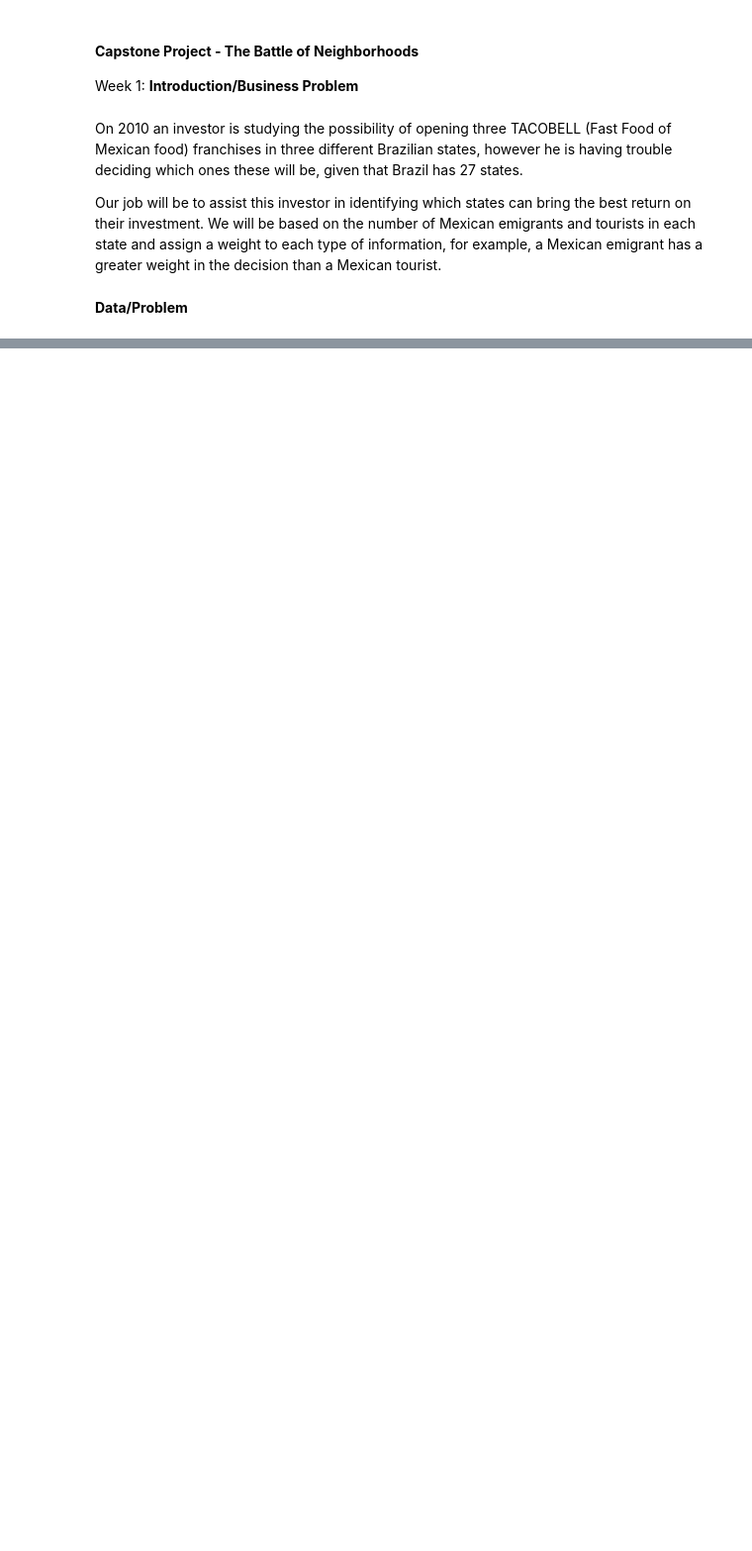
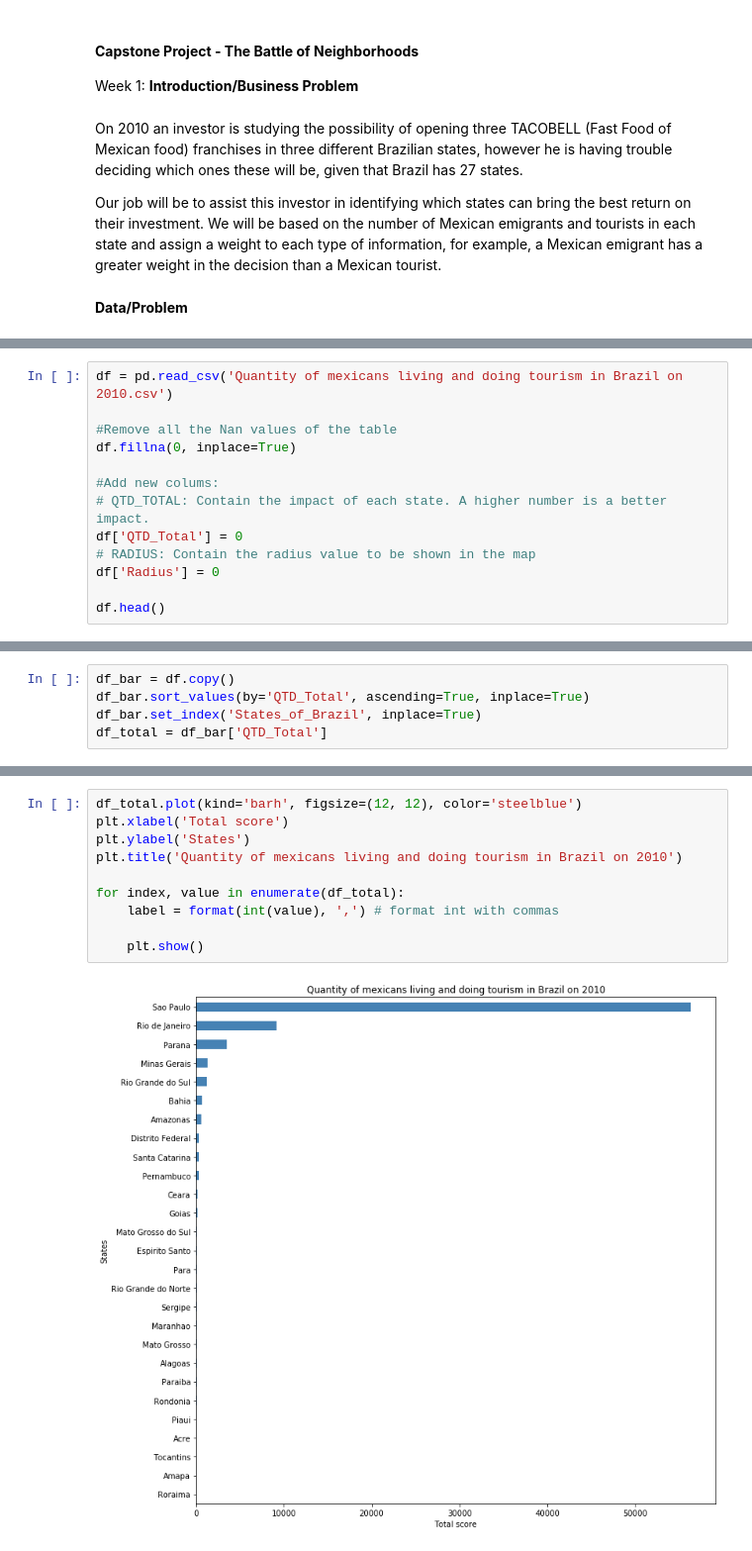
Before and after one commit to guijf93/Coursera_Capstone, a Jupyter notebook: Capstone Project - The Battle of Neighborhoods.ipynb, the cells around one changed output, grey strips where cells are left out. Shown: that part at 99% size. Saved outputs shown, nothing was run; the diff lists cells and outputs as text; blank space fills up the shorter version.

```diff
--- a/Capstone Project - The Battle of Neighborhoods.ipynb
+++ b/Capstone Project - The Battle of Neighborhoods.ipynb
@@ -20,0 +38,13 @@ We will extract the information from Mexican migrants and tourists in Brazil bas
+# %%
+df = pd.read_csv('Quantity of mexicans living and doing tourism in Brazil on 2010.csv')
+
+#Remove all the Nan values of the table
+df.fillna(0, inplace=True)
+
+#Add new colums:
+# QTD_TOTAL: Contain the impact of each state. A higher number is a better impact.
+df['QTD_Total'] = 0
+# RADIUS: Contain the radius value to be shown in the map
+df['Radius'] = 0
+
+df.head()
@@ -20,0 +112,5 @@ We will extract the information from Mexican migrants and tourists in Brazil bas
+# %%
+df_bar = df.copy()
+df_bar.sort_values(by='QTD_Total', ascending=True, inplace=True)
+df_bar.set_index('States_of_Brazil', inplace=True)
+df_total = df_bar['QTD_Total']
@@ -20,0 +165,12 @@ We will extract the information from Mexican migrants and tourists in Brazil bas
+# %%
+df_total.plot(kind='barh', figsize=(12, 12), color='steelblue')
+plt.xlabel('Total score')
+plt.ylabel('States')
+plt.title('Quantity of mexicans living and doing tourism in Brazil on 2010')
+
+for index, value in enumerate(df_total):
+    label = format(int(value), ',') # format int with commas
+
+    plt.show()
+# %% [output]
+[figure, added]
```
Also changed, not shown: parts of 21 cells of this notebook.
